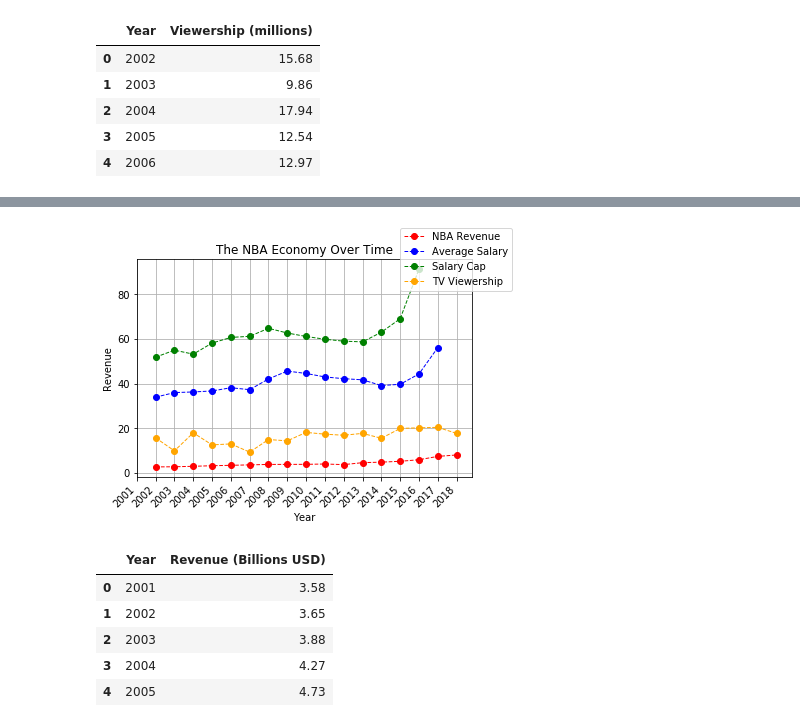
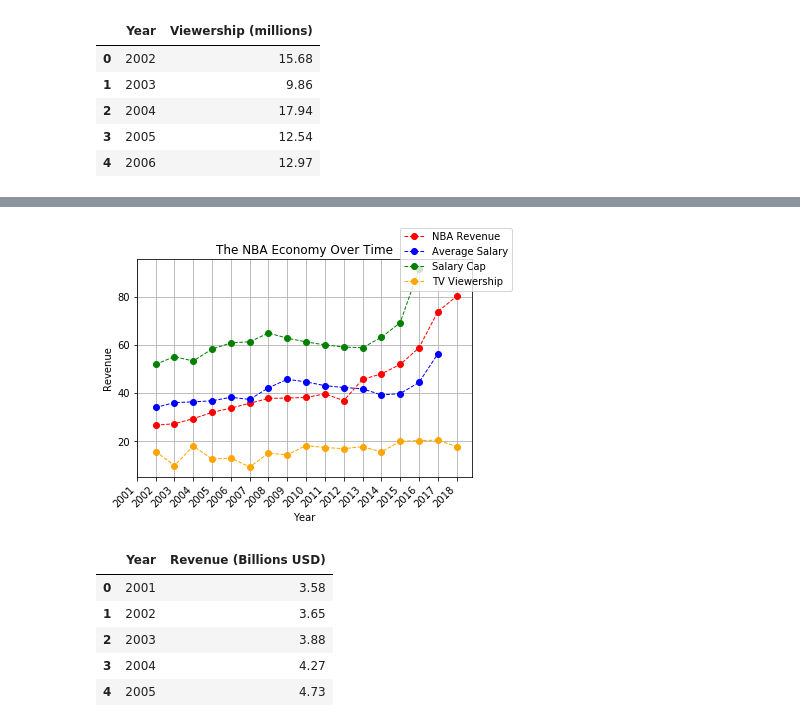
Before and after one commit to zackjmccann/Economic-Analysis-NBA, a Jupyter notebook: project_one.ipynb, the cells around one changed output, grey strips where cells are left out. Cells and saved outputs as stored; diff of their text form; code cells hidden in the pictures.

Commit message:
progress after 10.12 class (newest)
changed nba viz to better represent revenue line

```diff
--- a/project_one.ipynb
+++ b/project_one.ipynb
@@ -85,21 +86,21 @@ full_nba_df.rename(columns = {"Salary": "Average Salary (/$100k)", "Salary Cap (
 # %%
 #Create the Scatter plot
 metric_list = ['NBA Revenue', 'Average Salary', 'Salary Cap', 'TV Viewership']
-plt.plot(full_nba_df["Year"], full_nba_df["NBA Revenue (Billions of $)"], color="r", marker="o", linestyle="dashed", linewidth=1)
+plt.plot(full_nba_df["Year"], full_nba_df["NBA Revenue (100s of Millions)"], color="r", marker="o", linestyle="dashed", linewidth=1)
 plt.plot(full_nba_df["Year"], full_nba_df["Salary"], color="b", marker="o", linestyle="dashed", linewidth=1)
 plt.plot(full_nba_df["Year"], full_nba_df["Salary Cap (2015 USD)"], color="g", marker="o", linestyle="dashed", linewidth=1)
 plt.plot(full_nba_df["Year"], full_nba_df["Viewership (millions)"], color="orange", marker="o", linestyle="dashed", linewidth=1)
 plt.grid(True)
 plt.title("The NBA Economy Over Time")
 plt.xlabel("Year")
 plt.xticks(final_sports_df["Year"], rotation=45, ha="right")
 plt.ylabel("Revenue")
 plt.figlegend(metric_list)
 plt.savefig("nba_economy.png")
 
 plt.show()
 # %% [output]
-[figure, old version]
+[figure, new version]
 # %%
 #Comparison to other major sports
 mlb_csv = pd.read_csv("/Users/samuelgiddins/Desktop/project_one/csv_files/mlb_revenue.csv")
```
Also changed, not shown: parts of 3 cells of this notebook.
